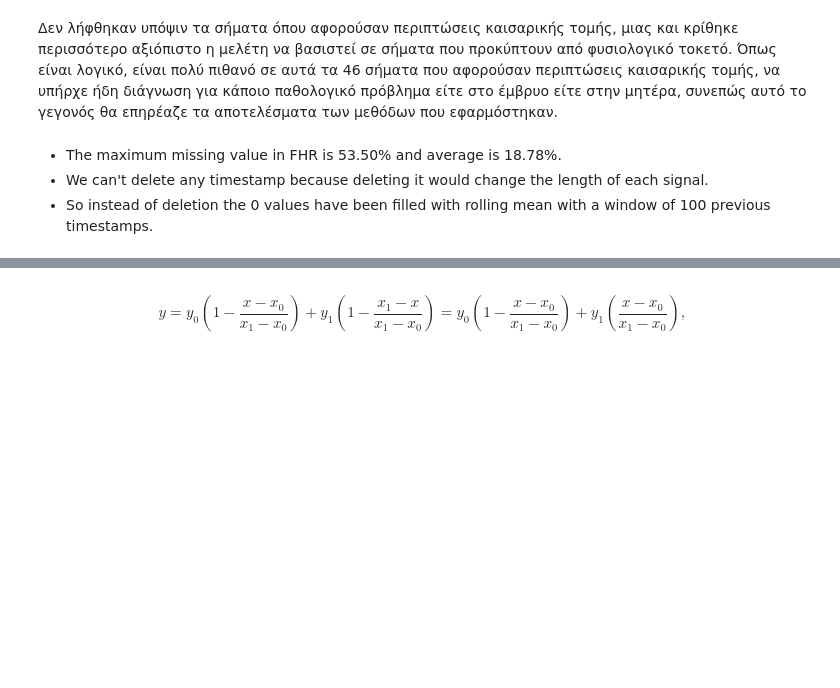
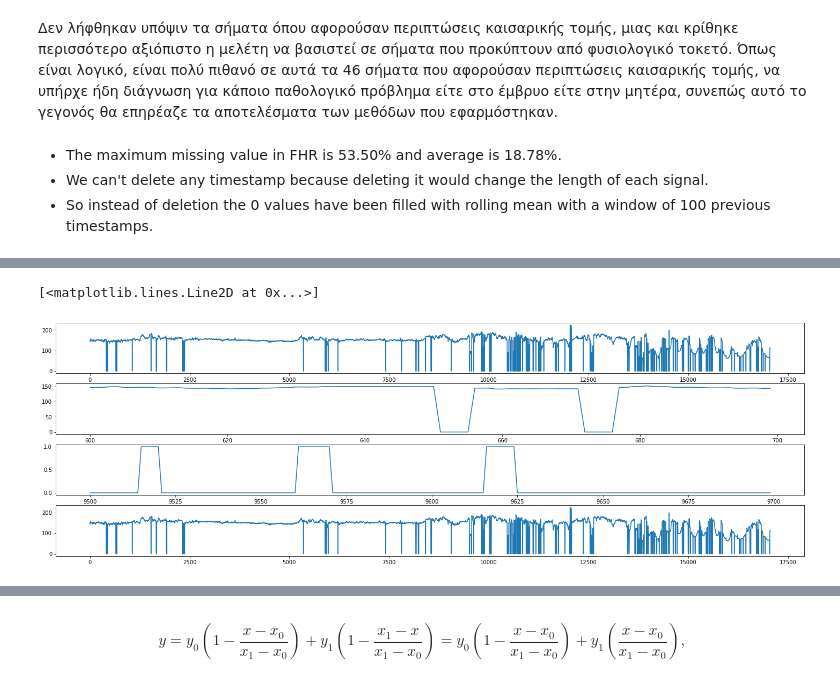
Before and after one commit to igeor/Cardiotocographic-Signal-Classification-based-on-Heart-Rate-Variability, a Jupyter notebook: analysis.ipynb, the cells around one changed output, grey strips where cells are left out. Saved outputs shown, nothing was run; the diff lists cells and outputs as text; code cells hidden in the pictures; blank space fills up the shorter version.

```diff
--- a/analysis.ipynb
+++ b/analysis.ipynb
@@ -354,0 +205,11 @@ zeros, non_zeros
+# %%
+noisy_thresh = 0.20
+noisy_records = list()
+for i in range(data_frame.shape[0]):
+    record = data_frame.iloc[i]
+    num_zeros = (record['Fhr'] == 0).astype(int).sum()
+    perc_zeros = num_zeros / record['Fhr'].shape[0]
+    if( perc_zeros > noisy_thresh ):
+        noisy_records.append(i)
+data_frame = data_frame.drop(noisy_records)
+data_frame.shape
@@ -354,0 +227,6 @@ zeros, non_zeros
+# %%
+'''
+Convert bpm to miliseconds
+'''
+data_frame['Fhr'] = (60000 / data_frame['Fhr'])
+data_frame.head()
@@ -354,0 +240,10 @@ zeros, non_zeros
+# %%
+fig,ax = plt.subplots(4,1, figsize=(25,8))
+
+ax[0].plot(data_frame.iloc[0]['Fhr'])
+ax[1].plot(data_frame.iloc[0]['Fhr'][600:700])
+ax[2].plot((data_frame.iloc[0]['Fhr'][9500:9700] == 0))
+ax[3].plot(data_frame.iloc[0]['Fhr'])
+# %% [output]
+[<matplotlib.lines.Line2D at 0x...>]
+[figure, added]
```
Also changed, not shown: parts of 22 cells of this notebook.
